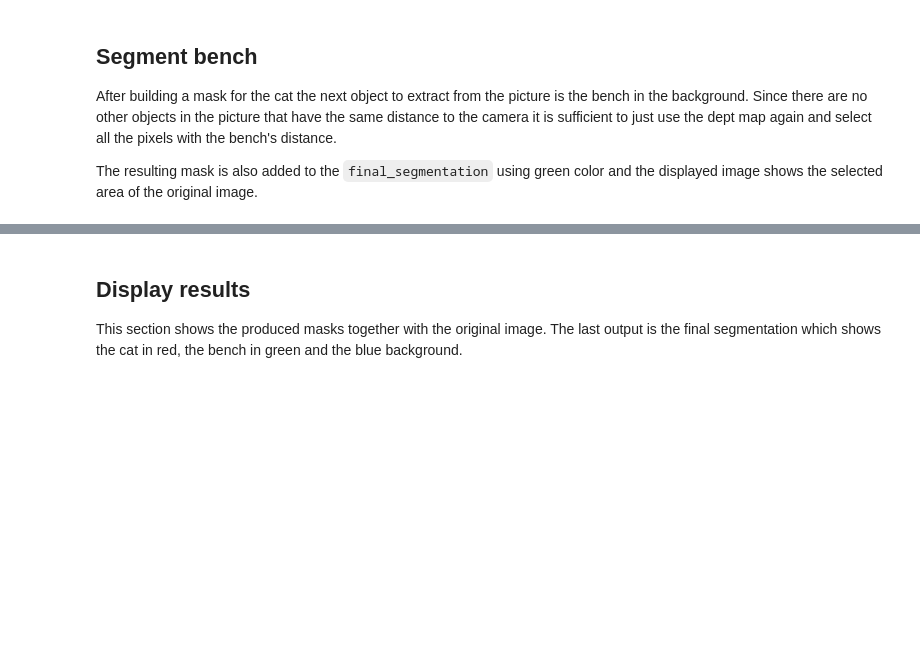
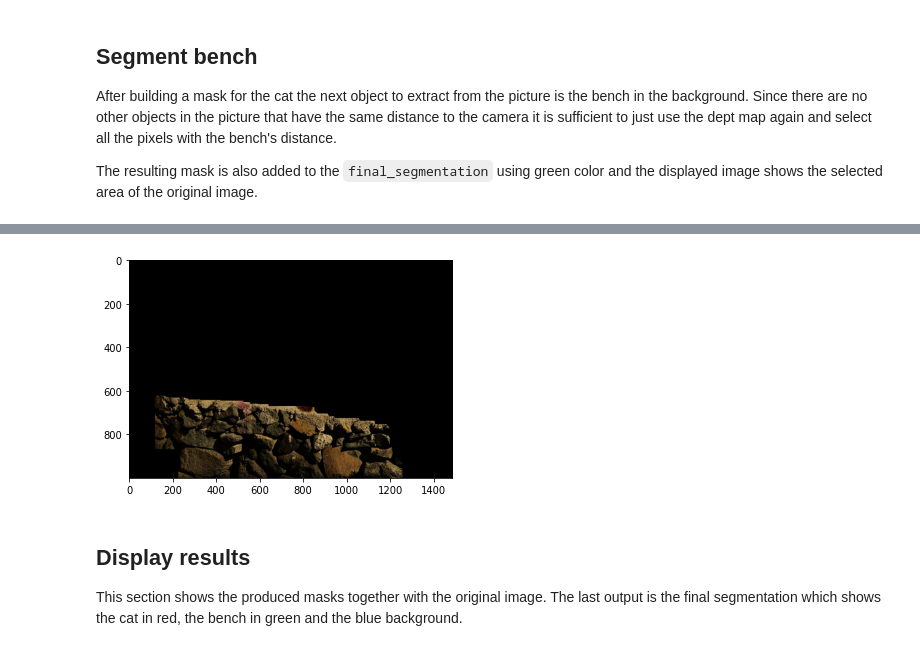
Before and after one commit to festplatte/udb-image-processing, a Jupyter notebook: assignment/final-assignment.ipynb, the cells around one changed output, grey strips where cells are left out. Cells and saved outputs as stored; diff of their text form; code cells hidden in the pictures; blank space fills up the shorter version.

```diff
--- a/assignment/final-assignment.ipynb
+++ b/assignment/final-assignment.ipynb
@@ -122,3 +134,23 @@ plt.show()
+# %%
+# threshold on dept map
+ret, wall_filter = cv.threshold(
+    dept_map, 142, 255, cv.THRESH_TOZERO_INV)
+ret, wall_filter = cv.threshold(
+    wall_filter, 1, 255, cv.THRESH_BINARY)
+
+# substract cat filter
+wall_filter = cv.subtract(wall_filter, cat_filter)
+
+# fill gaps and reduce noise
+wall_filter = ipl.morph_open(wall_filter, 20, 2)
+wall_filter = ipl.morph_close(wall_filter, 50, 3)
+
+results.add_image(wall_filter, 'wall filter')
+final_segmentation.add_mask(wall_filter, [255, 255, 0])
+plt.imshow(final_segmentation.apply_mask(wall_filter))
+plt.show()
+# %% [output]
+[figure, added]
 # %% [markdown]
 ## Display results
 
```
Also changed, not shown: parts of 7 cells of this notebook, 3 other files.
